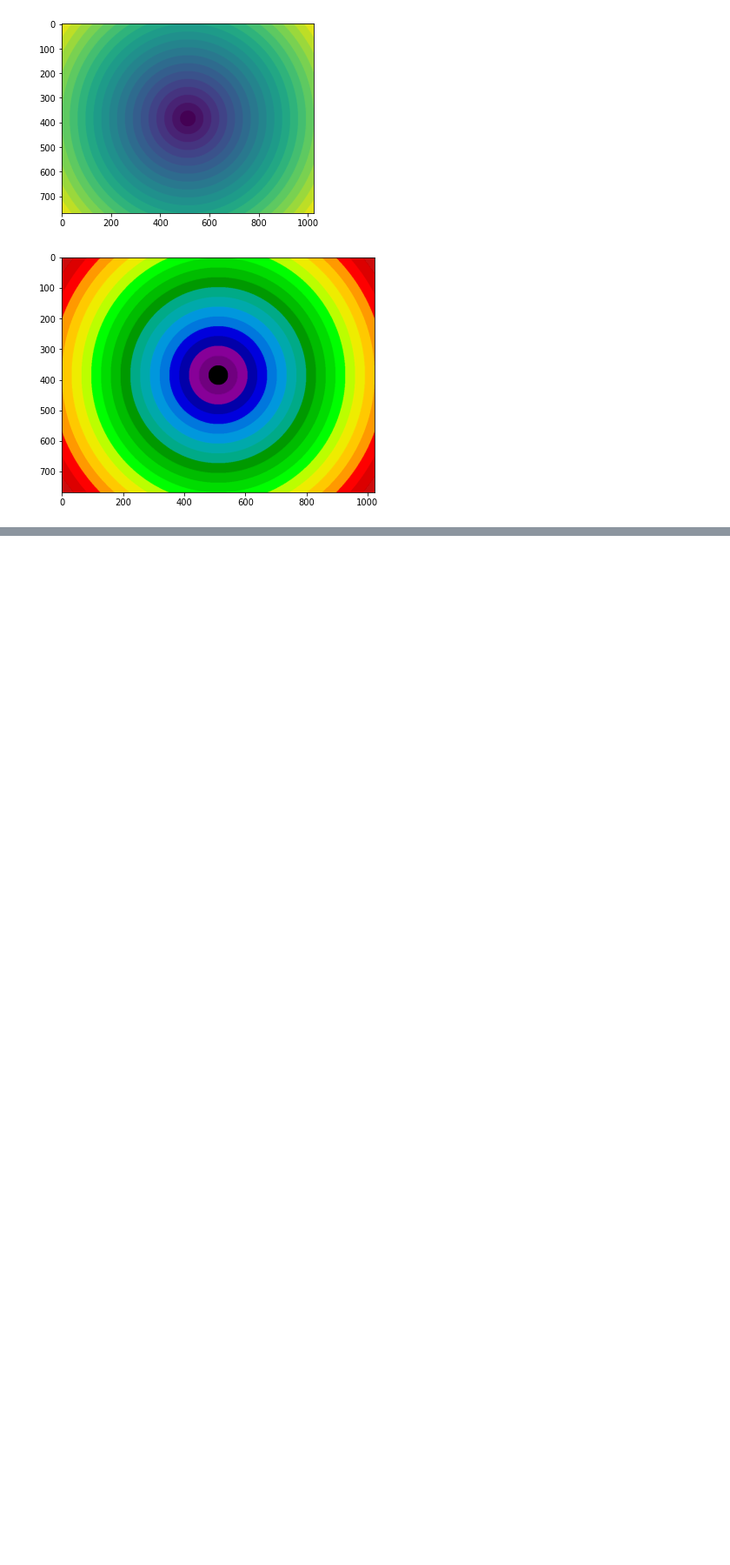
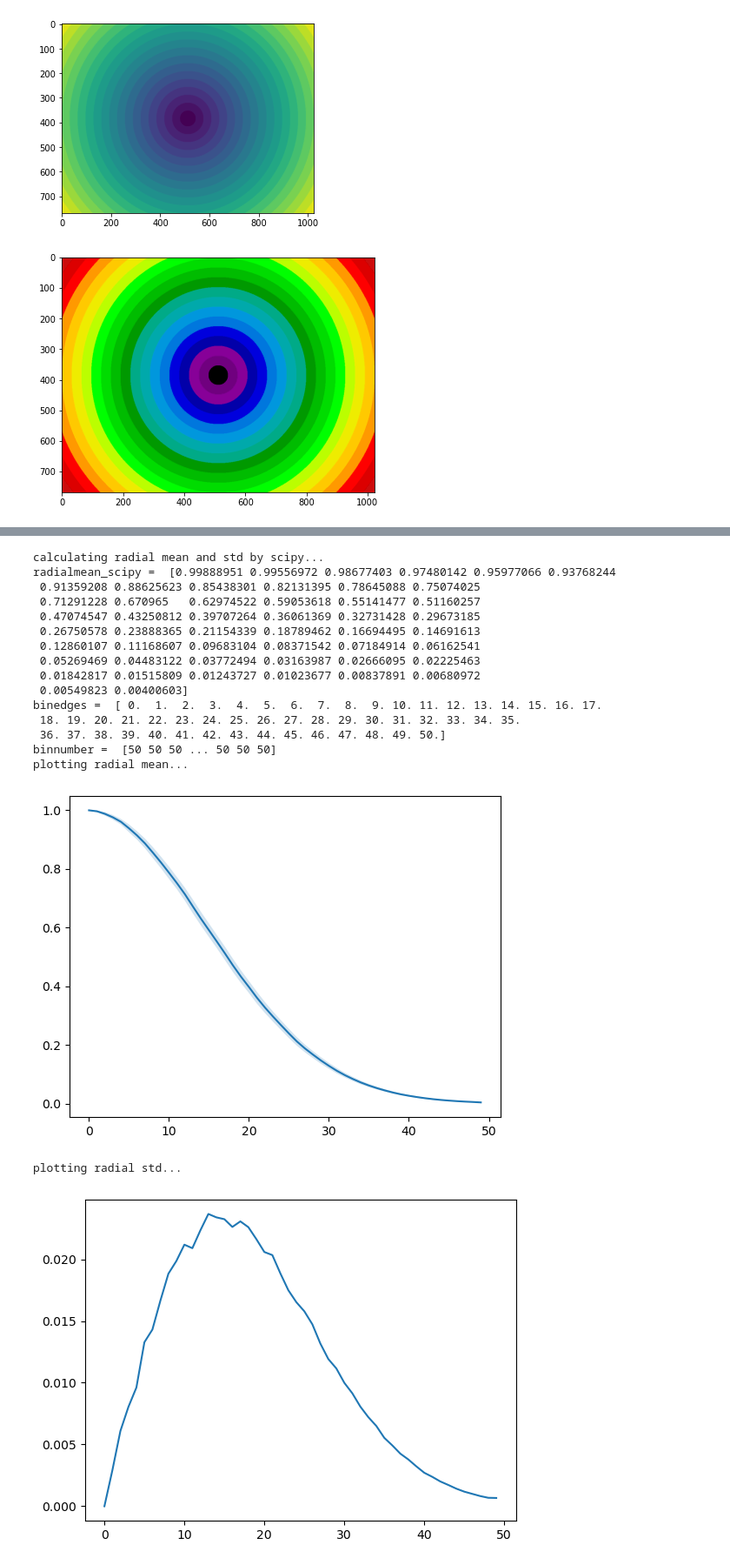
Before and after one commit to lin-eugene/tomo-analysis-pipeline, a Jupyter notebook: distributions.ipynb, the cells around one changed output, grey strips where cells are left out. Shown at 87% size. Drawn from its saved outputs; the diff is of its cells as text; code cells hidden in the pictures; blank space fills up the shorter version.

```diff
--- a/distributions.ipynb
+++ b/distributions.ipynb
@@ -281,0 +476,67 @@ Calculating spatial autocorrelations
+# %%
+x_peaks = coords[:,1]
+y_peaks = coords[:,0]
+center = (x_peaks,y_peaks)
+N_peaks = len(x_peaks)
+
+y, x = np.indices((img.shape)) #y = list of indices row-wise, x - list of indices column wise
+
+
+    distmap = np.sqrt((x - center[i,0])**2 + (y - center[i,1])**2) #based on distance formula — computes Euclidean distance from centre for all points in array, creating distance field
+    distmap = distmap.astype(int)
+
+    distmap = distmap.ravel()
+    intensities = img.ravel()
+
+    #cutting off distances larger than defined radius
+    mask = (distmap>r)
+    mask = mask.ravel()
+
+    distmap_all[i] = np.delete(distmap, mask)
+    intensities_all[i] = np.delete(intensities, mask)
+
+"""
+using scipy stats library to calculate radial mean and standard devaiton
+"""
+
+print("calculating radial mean and std by scipy...")
+radialmean_scipy, mbinedges, mbinnumber = stats.binned_statistic(r_ravel, kernel_ravel,statistic='mean',bins=50)
+radialstd_scipy, sbinedges, sbinnumber = stats.binned_statistic(r_ravel, kernel_ravel, statistic='std',bins=50)
+
+binwidth = (mbinedges[1] - mbinedges[0])
+bincentres = mbinedges[1:] - binwidth/2
+
+# print("radialmean_scipy = ", radialmean_scipy)
+# print("binedges = ", mbinedges)
+# print("binnumber = ", mbinnumber)
+
+x = np.arange(0,50,1)
+print("plotting radial mean...")
+plt.figure()
+plt.plot(x, radialmean_scipy, label='radialmean')
+plt.fill_between(x, radialmean_scipy-radialstd_scipy, radialmean_scipy+radialstd_scipy, alpha=0.2)
+plt.show()
+
+print("plotting radial std...")
+plt.figure()
+plt.plot(x, radialstd_scipy, label='radialstd')
+plt.show()
+# %% [output]
+calculating radial mean and std by scipy...
+radialmean_scipy =  [0.99888951 0.99556972 0.98677403 0.97480142 0.95977066 0.93768244
+ 0.91359208 0.88625623 0.85438301 0.82131395 0.78645088 0.75074025
+ 0.71291228 0.670965   0.62974522 0.59053618 0.55141477 0.51160257
+ 0.47074547 0.43250812 0.39707264 0.36061369 0.32731428 0.29673185
+ 0.26750578 0.23888365 0.21154339 0.18789462 0.16694495 0.14691613
+ 0.12860107 0.11168607 0.09683104 0.08371542 0.07184914 0.06162541
+ 0.05269469 0.04483122 0.03772494 0.03163987 0.02666095 0.02225463
+ 0.01842817 0.01515809 0.01243727 0.01023677 0.00837891 0.00680972
+ 0.00549823 0.00400603]
+binedges =  [ 0.  1.  2.  3.  4.  5.  6.  7.  8.  9. 10. 11. 12. 13. 14. 15. 16. 17.
+ 18. 19. 20. 21. 22. 23. 24. 25. 26. 27. 28. 29. 30. 31. 32. 33. 34. 35.
+ 36. 37. 38. 39. 40. 41. 42. 43. 44. 45. 46. 47. 48. 49. 50.]
+binnumber =  [50 50 50 ... 50 50 50]
+plotting radial mean...
+[figure, added]
+plotting radial std...
+[figure, added]
```
Also changed, not shown: parts of 7 cells of this notebook, 1 other file.
